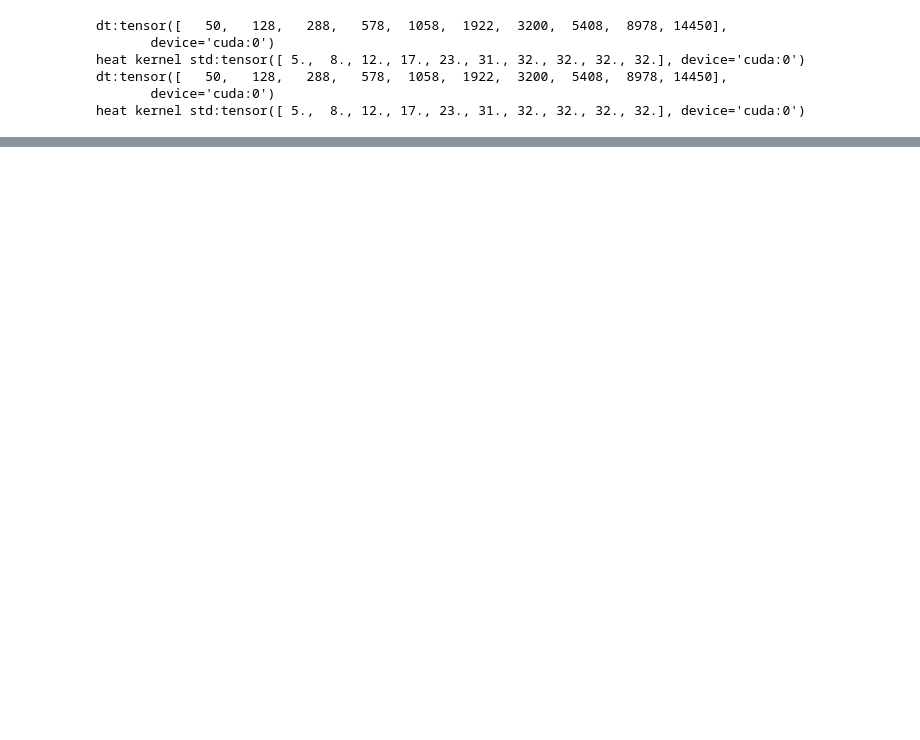
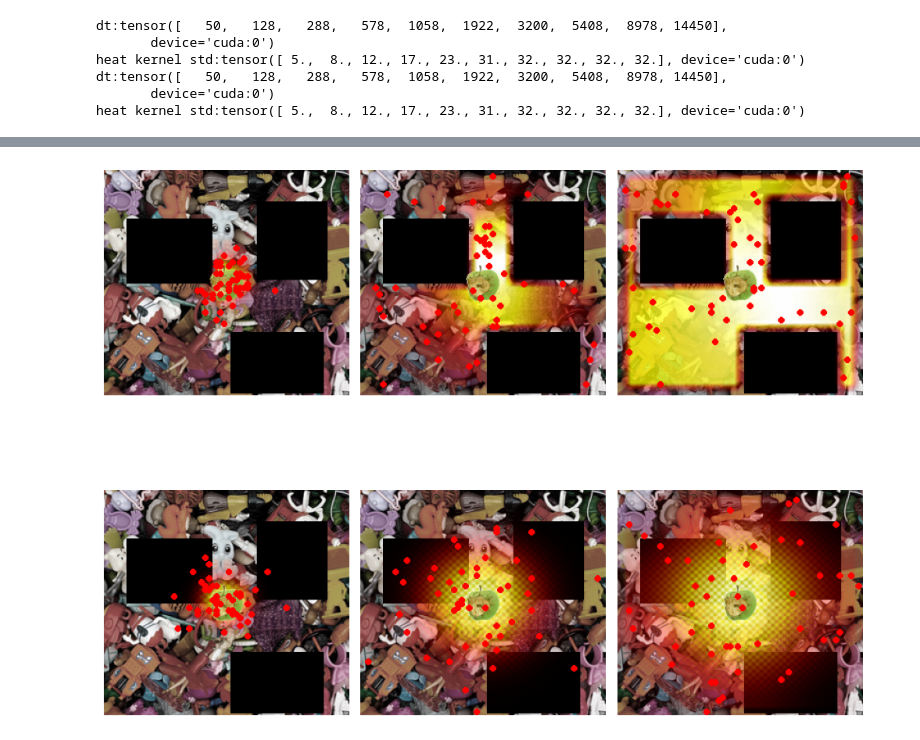
Before and after one commit to pranaboy72/denoisingheat, a Jupyter notebook: figure.ipynb, the cells around one changed output, grey strips where cells are left out. Drawn from its saved outputs; the diff is of its cells as text; code cells hidden in the pictures; blank space fills up the shorter version.

```diff
--- a/figure.ipynb
+++ b/figure.ipynb
@@ -142,0 +145,39 @@ plt.show()
+# %%
+# Poster Figure
+goal = torch.tensor([[[-0.,-0.]]], device=device)
+obs = clear_obs(goal.cpu(), background[0])
+t = torch.tensor([i for i in range(1, noise_steps+1)], device=device)
+
+heat, _, _, x_t = diffusion.forward_diffusion(t, goal.repeat(10,1,1), 50, obstacle_masks.repeat(10,1,1))
+heat2, x_t2 = gauss_diffusion.forward_diffusion(t, goal.repeat(10,1,1), 50)
+
+fig = plt.figure(figsize=(10, 9))
+gs = gridspec.GridSpec(2, 3)
+
+ax0 = fig.add_subplot(gs[0, 0])
+ax1 = fig.add_subplot(gs[0, 1])
+ax2 = fig.add_subplot(gs[0, 2])
+ax3 = fig.add_subplot(gs[1, 0])
+ax4 = fig.add_subplot(gs[1, 1])
+ax5 = fig.add_subplot(gs[1, 2])
+
+axes = [ax0, ax1, ax2, ax3, ax4, ax5]
+
+# Use these axes to display your images:
+axes[0].imshow(obs[0])
+axes[0].axis('off')
+
+heat_steps_1 = [0, 3, 5]
+heat_steps_2 = [0, 2, 3]
+
+for idx, step in enumerate(heat_steps_1):
+    plot_heat_on_axis(axes[idx], heat[step], background[0], goal.cpu(), x_t[step].unsqueeze(0).cpu(), 6)
+for idx, step in enumerate(heat_steps_2):
+    plot_heat_on_axis(axes[idx+3], heat2[step], background[0], goal.cpu(), x_t2[step].unsqueeze(0).cpu(), 6)
+
+plt.subplots_adjust(hspace=0.5)
+
+plt.tight_layout()
+plt.show()
+# %% [output]
+[figure, added]
```
Also changed, not shown: parts of 3 cells of this notebook, 5 other files.
